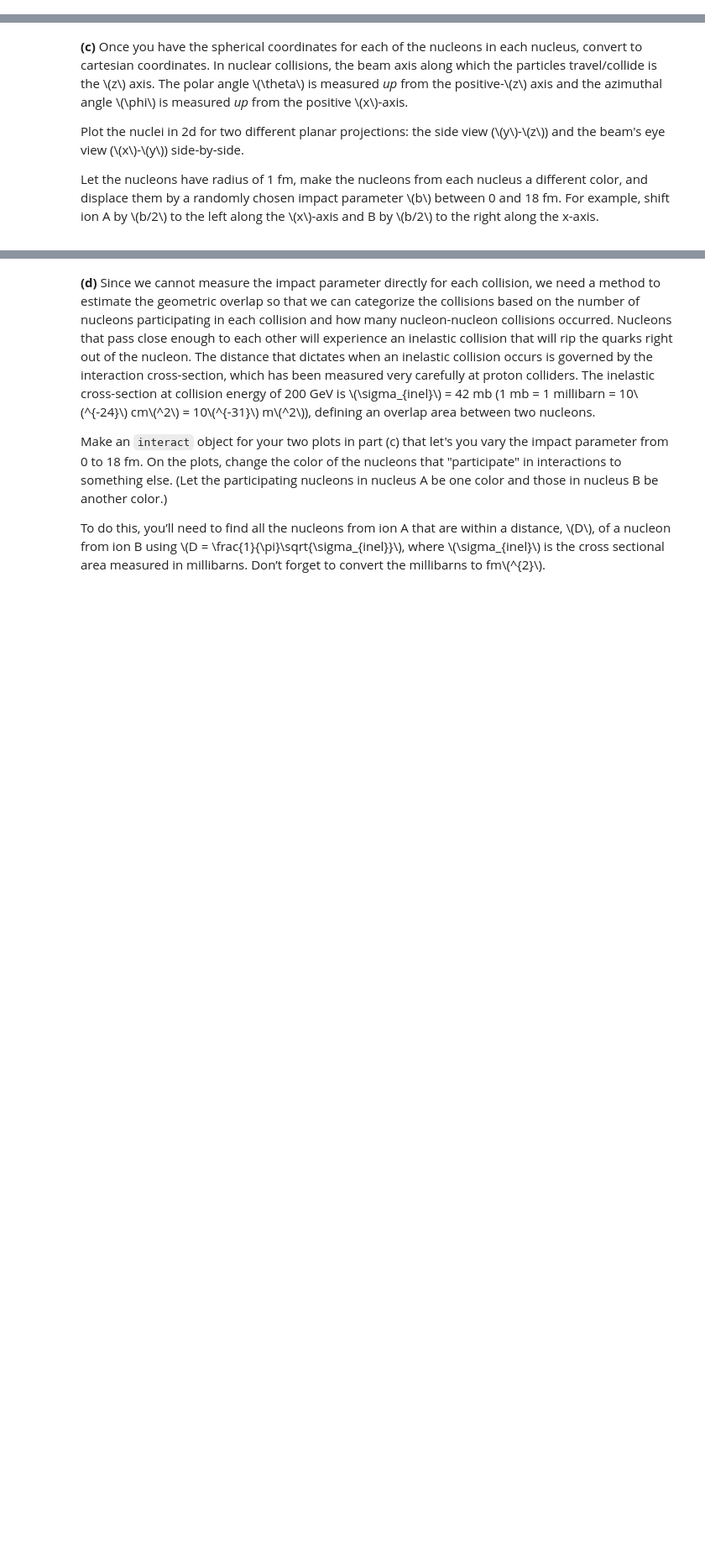
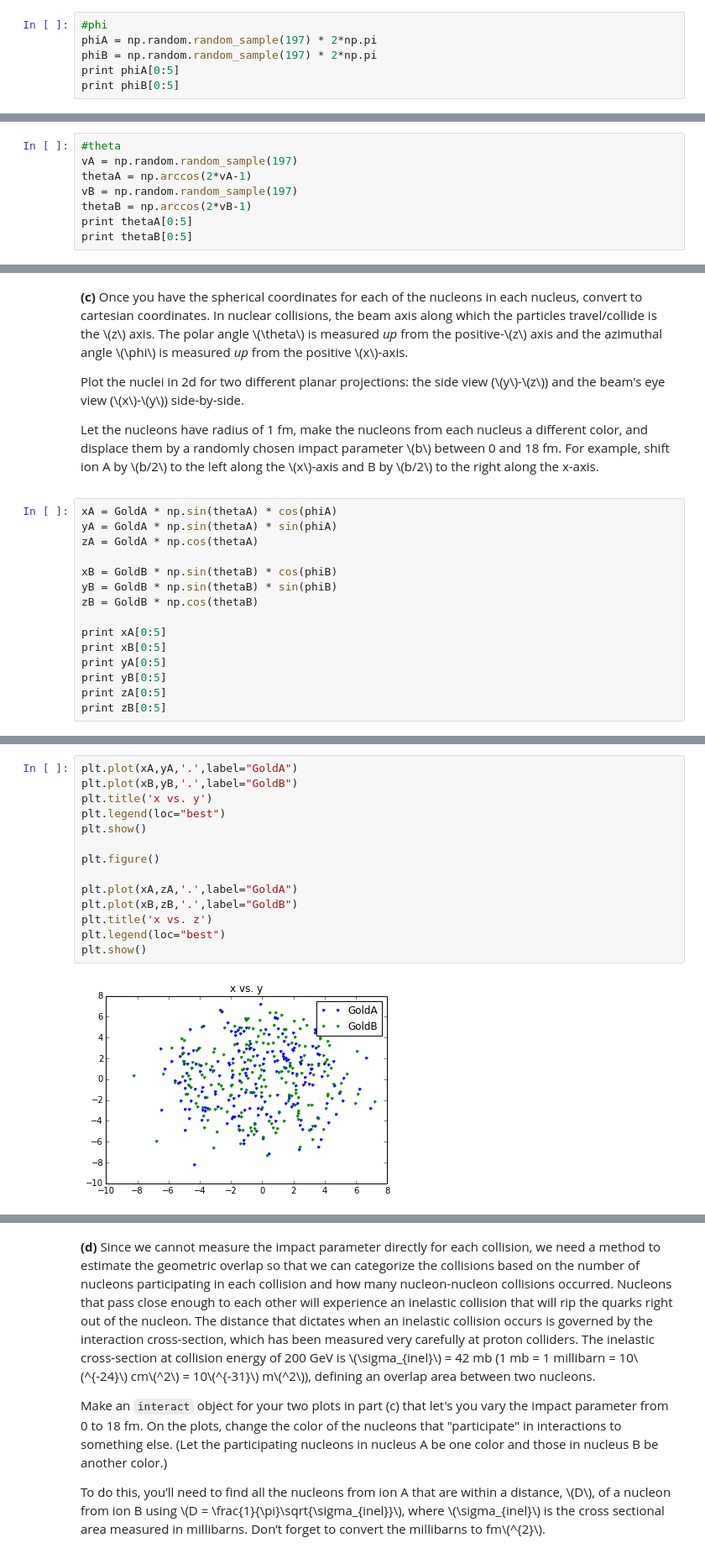
Before and after one commit to slewis06/PHYS202-S14, a Jupyter notebook: SciPy/RandomAndMCExercises.ipynb, the cells around one changed output, grey strips where cells are left out. Shown at 84% size. Cells and saved outputs as stored; diff of their text form; blank space fills up the shorter version.

```diff
--- a/SciPy/RandomAndMCExercises.ipynb
+++ b/SciPy/RandomAndMCExercises.ipynb
@@ -368,0 +454,6 @@ u = 2*np.pi*np.arange(0,1,0.001)
+# %%
+#phi
+phiA = np.random.random_sample(197) * 2*np.pi
+phiB = np.random.random_sample(197) * 2*np.pi
+print phiA[0:5]
+print phiB[0:5]
@@ -368,0 +463,8 @@ u = 2*np.pi*np.arange(0,1,0.001)
+# %%
+#theta
+vA = np.random.random_sample(197)
+thetaA = np.arccos(2*vA-1)
+vB = np.random.random_sample(197)
+thetaB = np.arccos(2*vB-1)
+print thetaA[0:5]
+print thetaB[0:5]
@@ -375,3 +480,18 @@ u = 2*np.pi*np.arange(0,1,0.001)
 </div>
 </div>
 </div>
+# %%
+xA = GoldA * np.sin(thetaA) * cos(phiA)
+yA = GoldA * np.sin(thetaA) * sin(phiA)
+zA = GoldA * np.cos(thetaA)
+
+xB = GoldB * np.sin(thetaB) * cos(phiB)
+yB = GoldB * np.sin(thetaB) * sin(phiB)
+zB = GoldB * np.cos(thetaB)
+
+print xA[0:5]
+print xB[0:5]
+print yA[0:5]
+print yB[0:5]
+print zA[0:5]
+print zB[0:5]
@@ -377,0 +505,16 @@ u = 2*np.pi*np.arange(0,1,0.001)
+# %%
+plt.plot(xA,yA,'.',label="GoldA")
+plt.plot(xB,yB,'.',label="GoldB")
+plt.title('x vs. y')
+plt.legend(loc="best")
+plt.show()
+
+plt.figure()
+
+plt.plot(xA,zA,'.',label="GoldA")
+plt.plot(xB,zB,'.',label="GoldB")
+plt.title('x vs. z')
+plt.legend(loc="best")
+plt.show()
+# %% [output]
+[figure, added]
```
Also changed, not shown: parts of 15 cells of this notebook.
